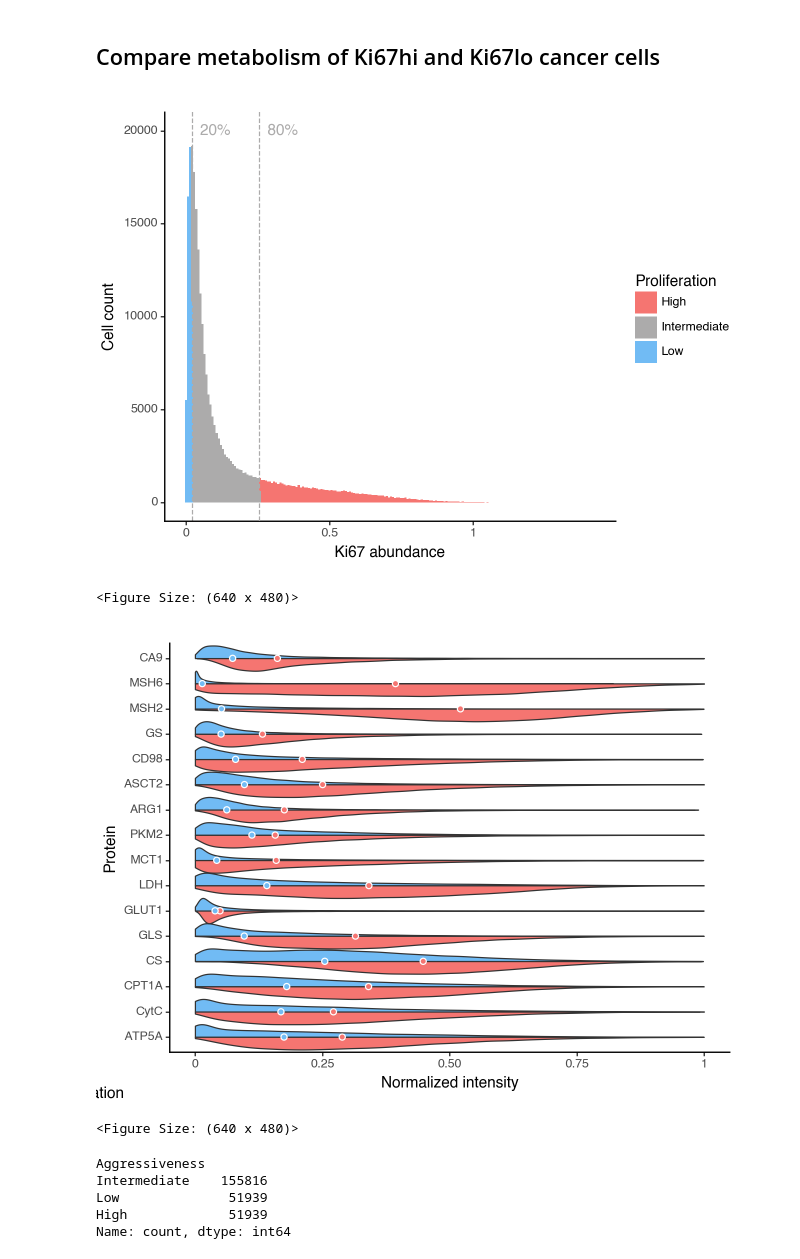
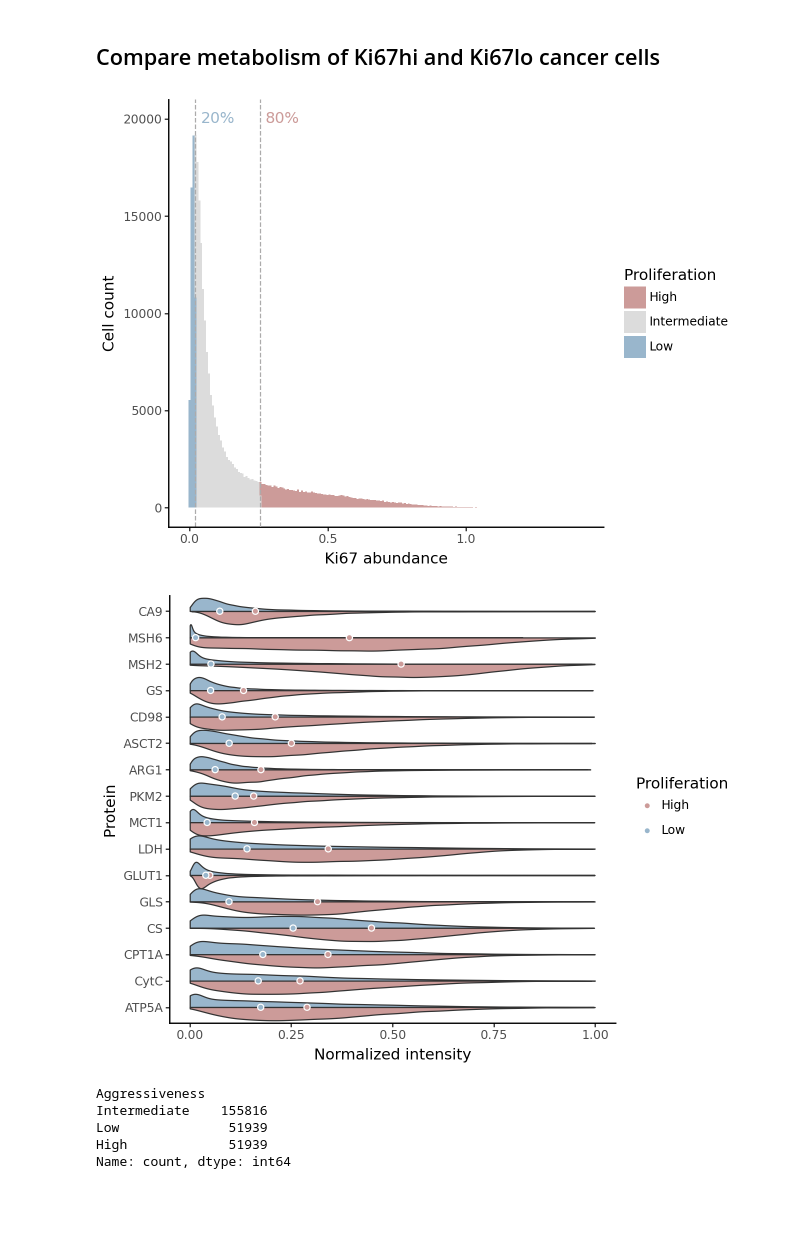
Before and after one commit to HartmannLab/MIBI-Analysis_Hamburg_CRC_TMA_2024, a Jupyter notebook: notebooks/metabolism/Aggressiveness.ipynb, the cells around one changed output. Cells and saved outputs as stored; diff of their text form; code cells hidden in the pictures; blank space fills up the shorter version.

```diff
--- a/notebooks/metabolism/Aggressiveness.ipynb
+++ b/notebooks/metabolism/Aggressiveness.ipynb
@@ -50,20 +49,20 @@ df["Aggressiveness"] = ["High" if x > agg_hi else "Low" if x < agg_low else "Int
 gp = (
     ggplot(df, aes(x="Ki67")) +
     geom_histogram(aes(fill="Aggressiveness"), bins=200) +
-    scale_fill_manual(values=["#F57571",  "#acabab", "#71BBF4"]) +
+    scale_fill_manual(values=["#CC9B99",  "#dcdcdc", "#99B6CC"]) +
     theme_classic() +
     xlab("Ki67 abundance") +
     ylab("Cell count") +
     geom_vline(xintercept=agg_low, linetype="dashed", color="#acabab") +
     geom_vline(xintercept=agg_hi, linetype="dashed", color="#acabab") +
-    annotate(geom="text", x=[0.08 + agg_low, 0.08 + agg_hi], y=20000, label=["20%", "80%"], color="#acabab") +
+    annotate(geom="text", x=[0.08 + agg_low, 0.08 + agg_hi], y=20000, label=["20%", "80%"],
+             color=["#99B6CC", "#CC9B99"]) +
     guides(fill=guide_legend(title="Proliferation"))
 )
 gp.save("../../figures/fig3/ki67_histogram.pdf", width=6, height=3)
 gp
 # %% [output]
-[figure, old version]
+[figure, new version]
-<Figure Size: (640 x 480)>
 # %%
 df["PanCK"] = adata[(adata.obs["annotation_consensus"] == "Cancer_cell") &
     (adata.obs["Stage"] != "SCT") &
@@ -80,40 +79,38 @@ meta_col = ["Aggressiveness", "Stage", "fov"]
 df_long = pd.melt(df.loc[:,all_metab_col+meta_col], id_vars=meta_col, value_vars=all_metab_col)
 # Reorder by pathway
 path_order = ["ATP5A","CytC", "CPT1A", "CS", "GLS", "GLUT1", "LDH" ,"MCT1", "PKM2",
               "ARG1", "ASCT2", "CD98",  "GS", "MSH2", "MSH6", "CA9"]
 df_long["variable"] = pd.Categorical(df_long["variable"],
     categories=path_order,
     ordered=True)
 
 gp = ggplot(df_long, aes(x="variable", y="value")) +\
     geom_violin(data = df_long.loc[df_long.Aggressiveness == "Low",:],
-                fill = "#71BBF4",
+                fill = "#99B6CC",
                 style="right",
                 scale="width",
                 width = 1) +\
     geom_violin(data = df_long.loc[df_long.Aggressiveness == "High",:],
-                fill = "#F57571",
+                fill = "#CC9B99",
                 style="left",
                 scale="width",
                 width = 1) +\
     stat_summary(data = df_long.loc[df_long.Aggressiveness != "Intermediate",:],
                  mapping = aes(fill = "Aggressiveness"),
                  fun_y=np.median, geom='point', color='white',
                  size=2) +\
-    scale_fill_manual(values = ["#F57571", "#71BBF4"]) +\
+    scale_fill_manual(values = ["#CC9B99", "#99B6CC"]) +\
     theme_classic() +\
     coord_flip() +\
     ylab("Normalized intensity") +\
     xlab("Protein") +\
     ylim(0,1) +\
-    guides(fill=guide_legend(title="Proliferation")) +\
-    theme(legend_position="None")
+    guides(fill=guide_legend(title="Proliferation"))
 
 ggsave(gp, "../../figures/fig3/intensity_ki67_cancer.pdf", width = 6, height = 3)
 gp
 # %% [output]
-[figure, old version]
+[figure, new version]
-<Figure Size: (640 x 480)>
 # %%
 df.Aggressiveness.value_counts()
 # %% [output]
```
Also changed, not shown: parts of 9 cells of this notebook, 1 other file.
